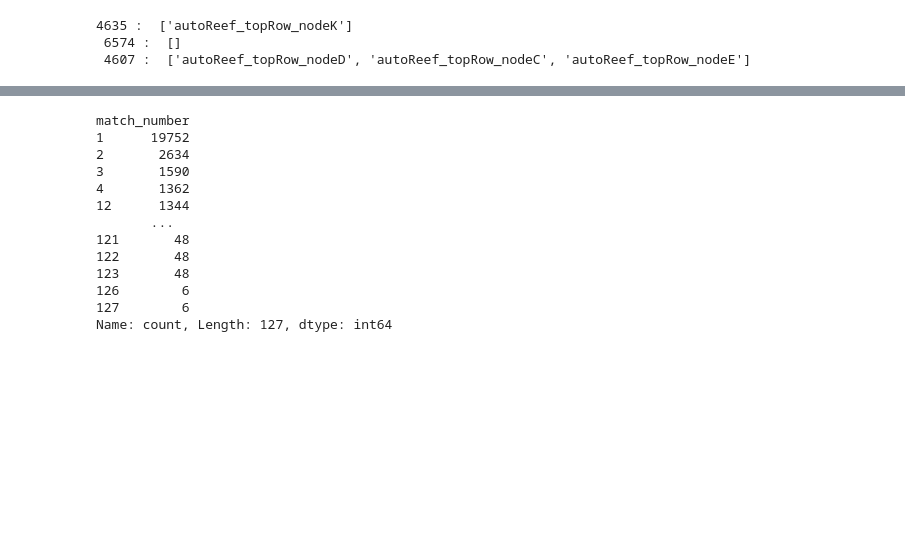
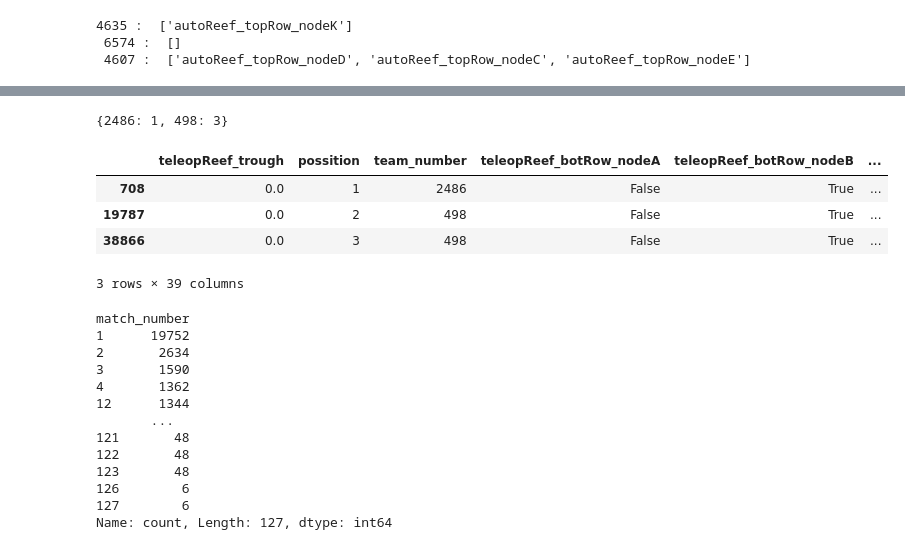
Before and after one commit to romimagshimim-cmyk/RomiRotem, a Jupyter notebook: model.ipynb, the cells around one changed output, grey strips where cells are left out. Cells and saved outputs as stored; diff of their text form; code cells hidden in the pictures; blank space fills up the shorter version.

```diff
--- a/model.ipynb
+++ b/model.ipynb
@@ -317,16 +364,45 @@ print(list(data.keys())[0], ": ", TeleResult[0], "\n",
 # %%
 dfc = df.copy()
-u = []
+succeses = []
 for i in range(len(dfc)):
+    print(len(dfc) - i)
     event, match, alliance, level, set_key  = dfc.iloc[i]['event_key'], dfc.iloc[i]['match_number'], dfc.iloc[i]['red'], dfc.iloc[i]['comp_level'], dfc.iloc[i]['set_number']
-    temp = dfc.loc[(dfc['event_key'] == event) & (dfc['match_number'] == match) & (dfc['red'] == alliance) & (dfc['comp_level'] == level) & (dfc['set_number'] == set_key)][['teleopReef_trough',
+    real = dfc.loc[(dfc['event_key'] == event) & (dfc['match_number'] == match) & (dfc['red'] == alliance) & (dfc['comp_level'] == level) & (dfc['set_number'] == set_key)][[
+        'teleopReef_trough', 'possition', 'team_number',
         'teleopReef_botRow_nodeA', 'teleopReef_botRow_nodeB', 'teleopReef_botRow_nodeC', 'teleopReef_botRow_nodeD', 'teleopReef_botRow_nodeE', 'teleopReef_botRow_nodeF',
         'teleopReef_botRow_nodeG', 'teleopReef_botRow_nodeH', 'teleopReef_botRow_nodeI', 'teleopReef_botRow_nodeJ', 'teleopReef_botRow_nodeK', 'teleopReef_botRow_nodeL',
         'teleopReef_midRow_nodeA', 'teleopReef_midRow_nodeB', 'teleopReef_midRow_nodeC', 'teleopReef_midRow_nodeD', 'teleopReef_midRow_nodeE', 'teleopReef_midRow_nodeF',
         'teleopReef_midRow_nodeG', 'teleopReef_midRow_nodeH', 'teleopReef_midRow_nodeI', 'teleopReef_midRow_nodeJ', 'teleopReef_midRow_nodeK', 'teleopReef_midRow_nodeL',
         'teleopReef_topRow_nodeA', 'teleopReef_topRow_nodeB', 'teleopReef_topRow_nodeC', 'teleopReef_topRow_nodeD', 'teleopReef_topRow_nodeE', 'teleopReef_topRow_nodeF',
         'teleopReef_topRow_nodeG', 'teleopReef_topRow_nodeH', 'teleopReef_topRow_nodeI', 'teleopReef_topRow_nodeJ', 'teleopReef_topRow_nodeK', 'teleopReef_topRow_nodeL']]
-    real_temp1 = temp[(temp == True) | (temp > 0)]
+    real1 = real.iloc[0][(real.iloc[0] == True) | (real.iloc[0] > 0)]
+    real2 = real.iloc[1][(real.iloc[1] == True) | (real.iloc[1] > 0)]
+    real3 = real.iloc[2][(real.iloc[2] == True) | (real.iloc[2] > 0)]
 
-    pred =
+    data = {real.iloc[0]['team_number']: real.iloc[0]['possition'],
+            real.iloc[1]['team_number']: real.iloc[1]['possition'],
+            real.iloc[2]['team_number']: real.iloc[2]['possition']}
+
+    pred = simulate(data, TelePathReal)
+
+    for j in real1:
+        if j in pred[0]:
+            succeses.append(1)
+        else:
+            succeses.append(0)
+
+    for j in real2:
+        if j in pred[1]:
+            succeses.append(1)
+        else:
+            succeses.append(0)
+
+    for j in real3:
+        if j in pred[2]:
+            succeses.append(1)
+        else:
+            succeses.append(0)
+
+
+print(sum(succeses)/len(succeses))
 # %% [output]
@@ -334,3 +427,15 @@ KeyboardInterrupt:
+# %%
+data
+# %% [output]
+{2486: 1, 498: 3}
+# %%
+real
+# %% [output]
+|  | teleopReef_trough | possition | team_number | teleopReef_botRow_nodeA | teleopReef_botRow_nodeB | ... |
+| 708 | 0.0 | 1 | 2486 | False | True | ... |
+| 19787 | 0.0 | 2 | 498 | False | True | ... |
+| 38866 | 0.0 | 3 | 498 | False | True | ... |
+3 rows × 39 columns
 # %%
 dfc['match_number'].value_counts()
 # %% [output]
```
Also changed, not shown: parts of 10 cells of this notebook, 1 other file.
